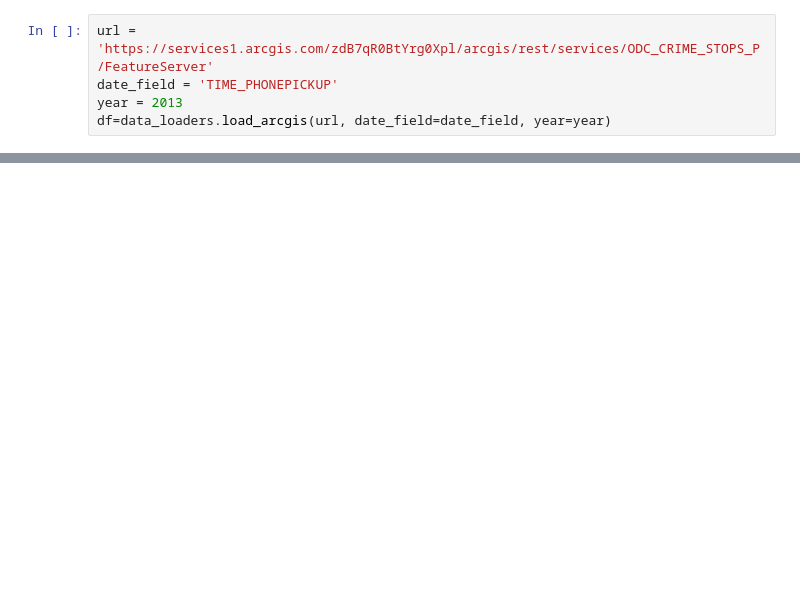
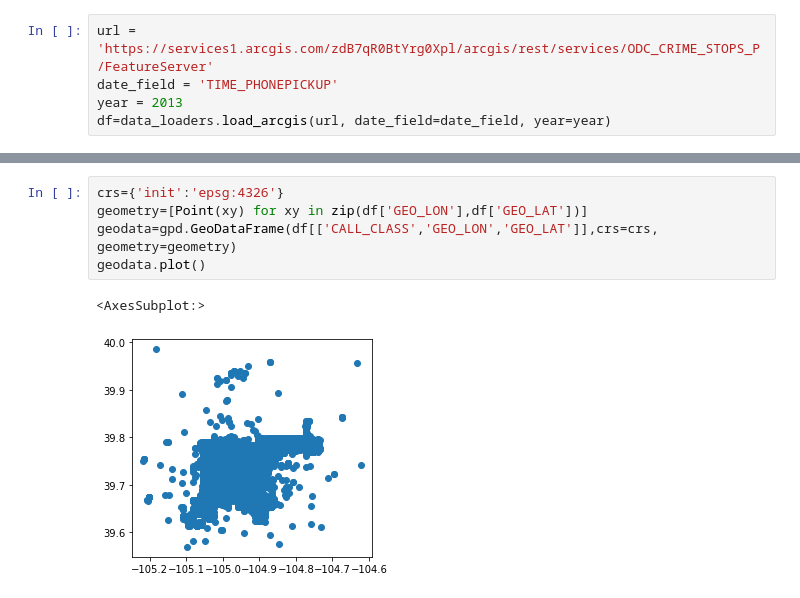
Before and after one commit to openpolicedata/openpolicedata, a Jupyter notebook: notebooks/ex_plotting_data.ipynb, the cells around one changed output, grey strips where cells are left out. Drawn from its saved outputs; the diff is of its cells as text; blank space fills up the shorter version.

```diff
--- a/notebooks/ex_plotting_data.ipynb
+++ b/notebooks/ex_plotting_data.ipynb
@@ -145,0 +42,8 @@ df_gold
+# %%
+crs={'init':'epsg:4326'}
+geometry=[Point(xy) for xy in zip(df['GEO_LON'],df['GEO_LAT'])]
+geodata=gpd.GeoDataFrame(df[['CALL_CLASS','GEO_LON','GEO_LAT']],crs=crs, geometry=geometry)
+geodata.plot()
+# %% [output]
+<AxesSubplot:>
+[figure, added]
```
Also changed, not shown: parts of 14 cells of this notebook, 3 other files.
